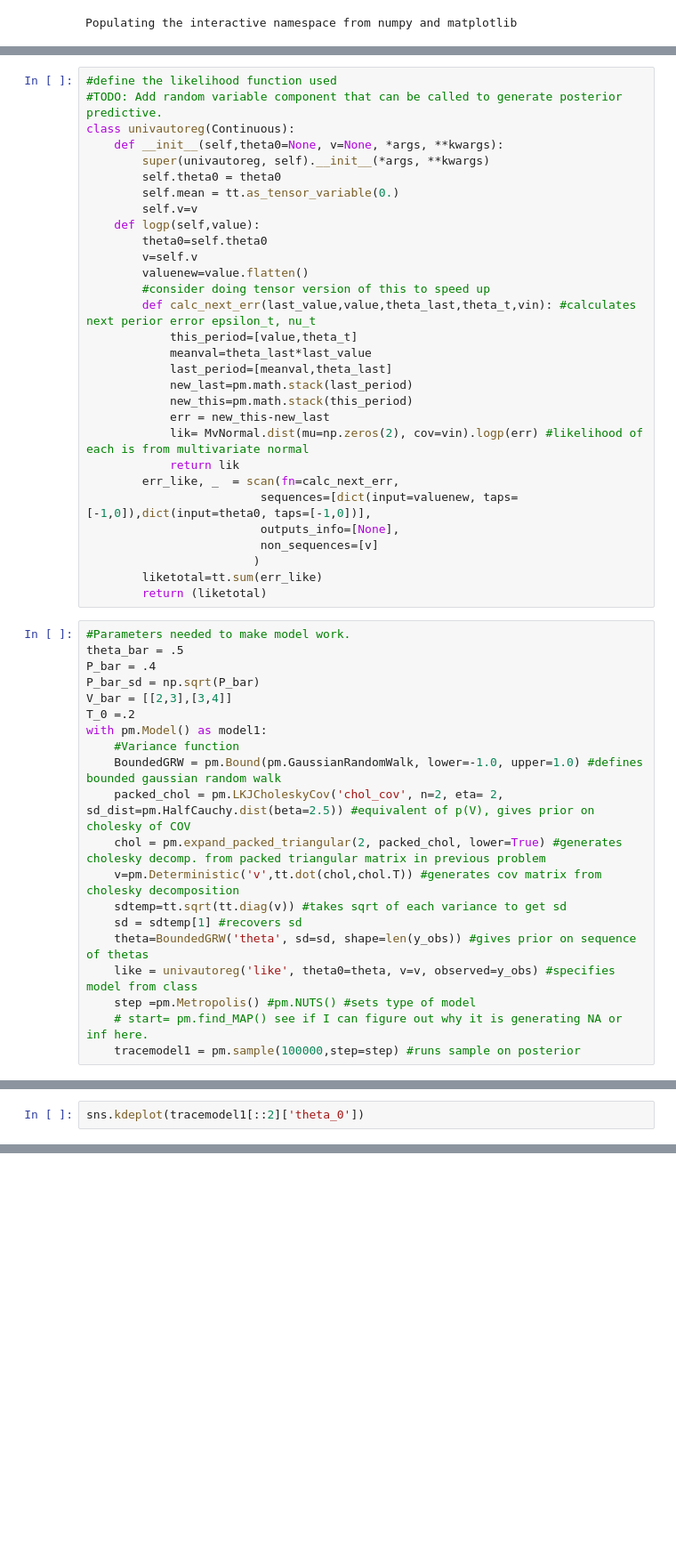
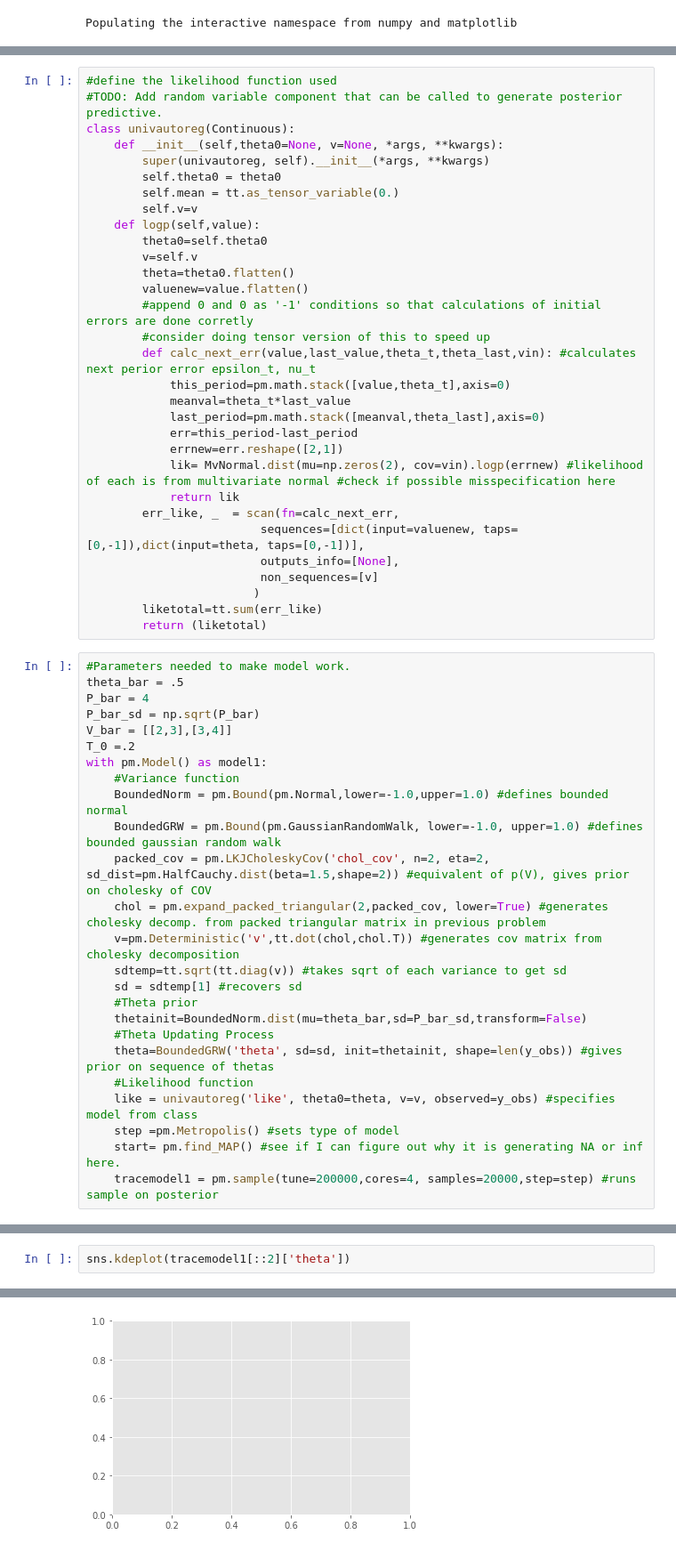
Before and after one commit to bkaplowitz/MCMC-TS, a Jupyter notebook: Problem1_MarchingOrdersforTom.ipynb, the cells around one changed output, grey strips where cells are left out. Shown: that part at 89% size. Saved outputs shown, nothing was run; the diff lists cells and outputs as text; blank space fills up the shorter version.

Commit message:
fixed problem--sampler works correctly

```diff
--- a/Problem1_MarchingOrdersforTom.ipynb
+++ b/Problem1_MarchingOrdersforTom.ipynb
@@ -112,19 +130,20 @@ class univautoreg(Continuous):
     def logp(self,value):
         theta0=self.theta0
         v=self.v
+        theta=theta0.flatten()
         valuenew=value.flatten()
+        #append 0 and 0 as '-1' conditions so that calculations of initial errors are done corretly
         #consider doing tensor version of this to speed up
-        def calc_next_err(last_value,value,theta_last,theta_t,vin): #calculates next perior error epsilon_t, nu_t
-            this_period=[value,theta_t]
-            meanval=theta_last*last_value
-            last_period=[meanval,theta_last]
-            new_last=pm.math.stack(last_period)
-            new_this=pm.math.stack(this_period)
-            err = new_this-new_last
-            lik= MvNormal.dist(mu=np.zeros(2), cov=vin).logp(err) #likelihood of each is from multivariate normal
+        def calc_next_err(value,last_value,theta_t,theta_last,vin): #calculates next perior error epsilon_t, nu_t
+            this_period=pm.math.stack([value,theta_t],axis=0)
+            meanval=theta_t*last_value
+            last_period=pm.math.stack([meanval,theta_last],axis=0)
+            err=this_period-last_period
+            errnew=err.reshape([2,1])
+            lik= MvNormal.dist(mu=np.zeros(2), cov=vin).logp(errnew) #likelihood of each is from multivariate normal #check if possible misspecification here
             return lik
         err_like, _  = scan(fn=calc_next_err,
-                         sequences=[dict(input=valuenew, taps=[-1,0]),dict(input=theta0, taps=[-1,0])],
+                         sequences=[dict(input=valuenew, taps=[0,-1]),dict(input=theta, taps=[0,-1])],
                          outputs_info=[None],
                          non_sequences=[v]
                         )
@@ -133,23 +152,28 @@ class univautoreg(Continuous):
 # %%
 #Parameters needed to make model work.
 theta_bar = .5
-P_bar = .4
+P_bar = 4
 P_bar_sd = np.sqrt(P_bar)
 V_bar = [[2,3],[3,4]]
 T_0 =.2
 with pm.Model() as model1:
     #Variance function
+    BoundedNorm = pm.Bound(pm.Normal,lower=-1.0,upper=1.0) #defines bounded normal
     BoundedGRW = pm.Bound(pm.GaussianRandomWalk, lower=-1.0, upper=1.0) #defines bounded gaussian random walk
-    packed_chol = pm.LKJCholeskyCov('chol_cov', n=2, eta= 2, sd_dist=pm.HalfCauchy.dist(beta=2.5)) #equivalent of p(V), gives prior on cholesky of COV
-    chol = pm.expand_packed_triangular(2, packed_chol, lower=True) #generates cholesky decomp. from packed triangular matrix in previous problem
+    packed_cov = pm.LKJCholeskyCov('chol_cov', n=2, eta=2, sd_dist=pm.HalfCauchy.dist(beta=1.5,shape=2)) #equivalent of p(V), gives prior on cholesky of COV
+    chol = pm.expand_packed_triangular(2,packed_cov, lower=True) #generates cholesky decomp. from packed triangular matrix in previous problem
     v=pm.Deterministic('v',tt.dot(chol,chol.T)) #generates cov matrix from cholesky decomposition
     sdtemp=tt.sqrt(tt.diag(v)) #takes sqrt of each variance to get sd
     sd = sdtemp[1] #recovers sd
-    theta=BoundedGRW('theta', sd=sd, shape=len(y_obs)) #gives prior on sequence of thetas
+    #Theta prior
+    thetainit=BoundedNorm.dist(mu=theta_bar,sd=P_bar_sd,transform=False)
+    #Theta Updating Process
+    theta=BoundedGRW('theta', sd=sd, init=thetainit, shape=len(y_obs)) #gives prior on sequence of thetas
+    #Likelihood function
     like = univautoreg('like', theta0=theta, v=v, observed=y_obs) #specifies model from class
-    step =pm.Metropolis() #pm.NUTS() #sets type of model
-    # start= pm.find_MAP() see if I can figure out why it is generating NA or inf here.
-    tracemodel1 = pm.sample(100000,step=step) #runs sample on posterior
+    step =pm.Metropolis() #sets type of model
+    start= pm.find_MAP() #see if I can figure out why it is generating NA or inf here.
+    tracemodel1 = pm.sample(tune=200000,cores=4, samples=20000,step=step) #runs sample on posterior
 # %% [output]
 Multiprocess sampling (4 chains in 4 jobs)
 CompoundStep
@@ -168,2 +260,3 @@ pm.autocorrplot(tracemodel1[0::2])
 # %%
-sns.kdeplot(tracemodel1[::2]['theta_0'])
+sns.kdeplot(tracemodel1[::2]['theta'])
+# %% [output]
@@ -170,2 +264,3 @@ sns.kdeplot(tracemodel1[::2]['theta_0'])
+[figure, added]
 # %%
 sns.kdeplot(tracemodel1[::2]['v'])
```
Also changed, not shown: parts of 14 cells of this notebook.
